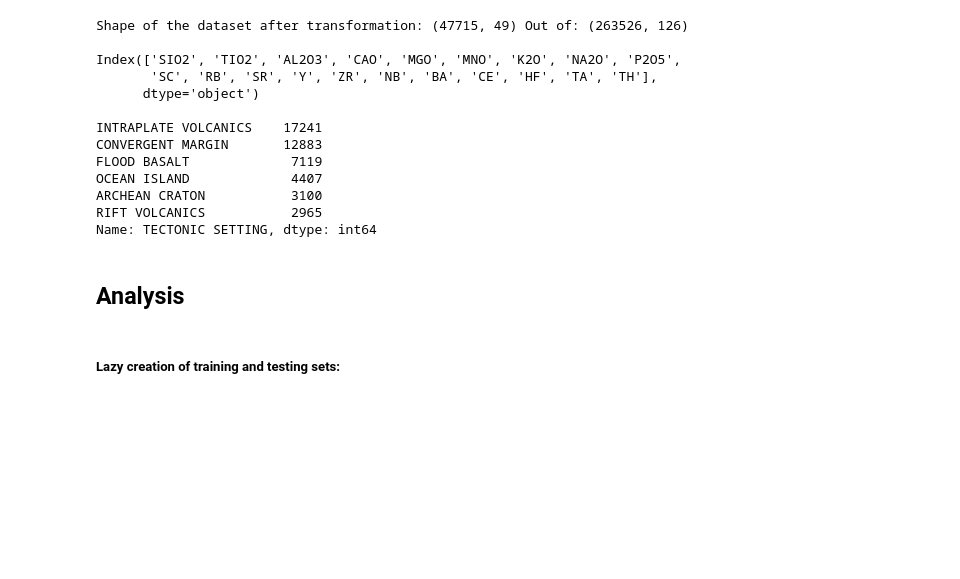
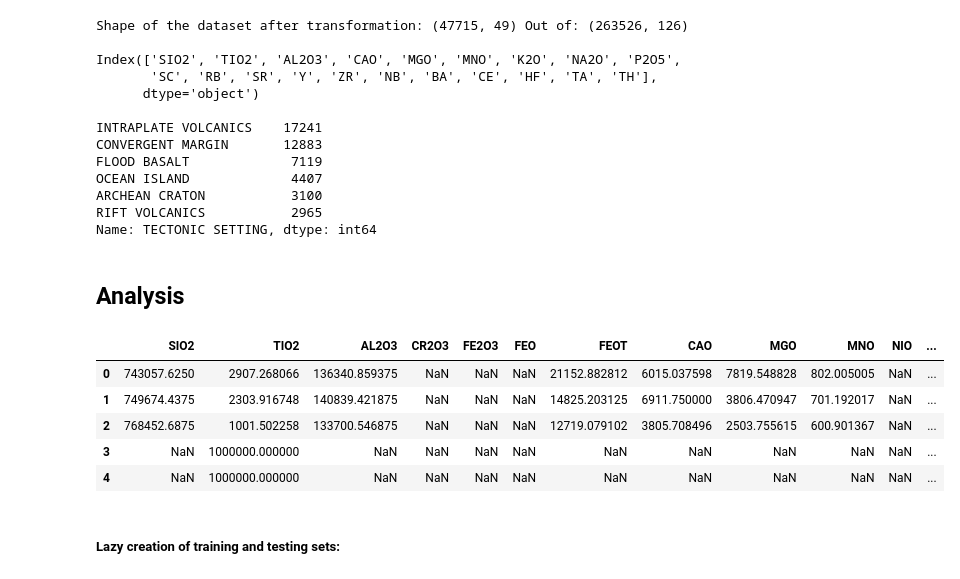
Before and after one commit to groupeLIAMG/Georoc_Geochem_Project, a Jupyter notebook: Discriminating volcanic rock samples' tectonic settings.ipynb, the cells around one changed output. Drawn from its saved outputs; the diff is of its cells as text; code cells hidden in the pictures; blank space fills up the shorter version.

Commit message:
Corrected dry_basis

```diff
--- a/Discriminating volcanic rock samples' tectonic settings.ipynb
+++ b/Discriminating volcanic rock samples' tectonic settings.ipynb
@@ -549,9 +549,23 @@ def do_DF_classification(DF, center, A, B, C):  # A, B, C have formats {0: x, 1:
 
 
 def dry_basis(dataframe):  # Accepts a whole dataframe, slices it accordingly and returns the normalized sliced dataframe.
-    temp = dataframe['SIO2':'P2O5']
-    total = temp.sum(axis=0)
-    return temp.applymap(lambda x: x * 1000000 / total)
+    dataframe = dataframe.loc[:, 'SIO2':'P2O5'].astype(np.float32)
+    total = dataframe.sum(axis=1)
+
+    for i, series in dataframe.iterrows():
+        series = series.apply(lambda x: x * 1000000 / total[i])
+        dataframe.iloc[i] = series
+
+    return dataframe
+# %%
+dry_basis(master_file).head()
+# %% [output]
+|  | SIO2 | TIO2 | AL2O3 | CR2O3 | FE2O3 | FEO | FEOT | CAO | MGO | MNO | NIO | ... |
+| 0 | 743057.6250 | 2907.268066 | 136340.859375 | NaN | NaN | NaN | 21152.882812 | 6015.037598 | 7819.548828 | 802.005005 | NaN | ... |
+| 1 | 749674.4375 | 2303.916748 | 140839.421875 | NaN | NaN | NaN | 14825.203125 | 6911.750000 | 3806.470947 | 701.192017 | NaN | ... |
+| 2 | 768452.6875 | 1001.502258 | 133700.546875 | NaN | NaN | NaN | 12719.079102 | 3805.708496 | 2503.755615 | 600.901367 | NaN | ... |
+| 3 | NaN | 1000000.000000 | NaN | NaN | NaN | NaN | NaN | NaN | NaN | NaN | NaN | ... |
+| 4 | NaN | 1000000.000000 | NaN | NaN | NaN | NaN | NaN | NaN | NaN | NaN | NaN | ... |
 # %% [markdown]
 ##### Lazy creation of training and testing sets:
 # %%
```
Also changed, not shown: parts of 3 cells of this notebook.
